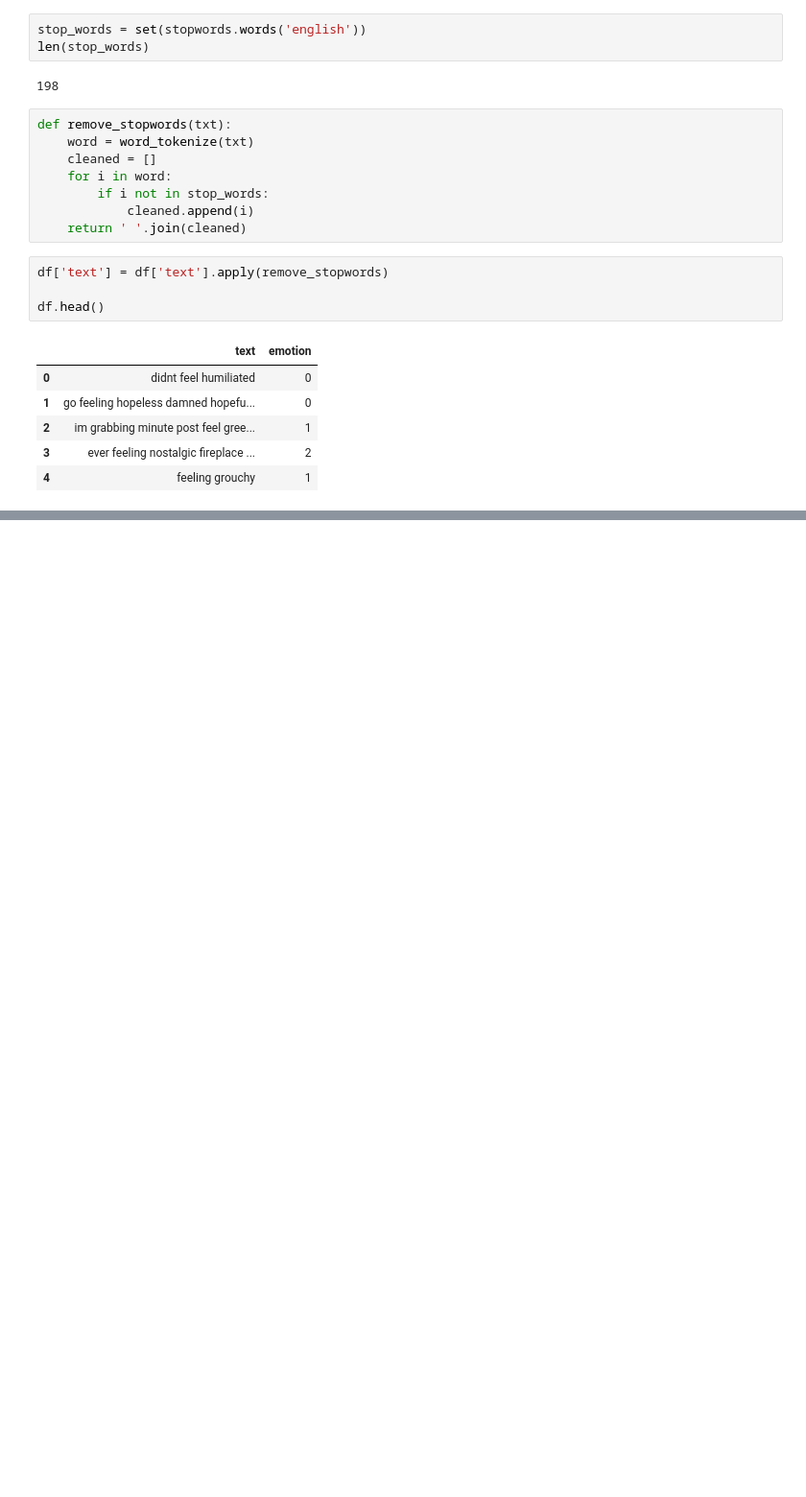
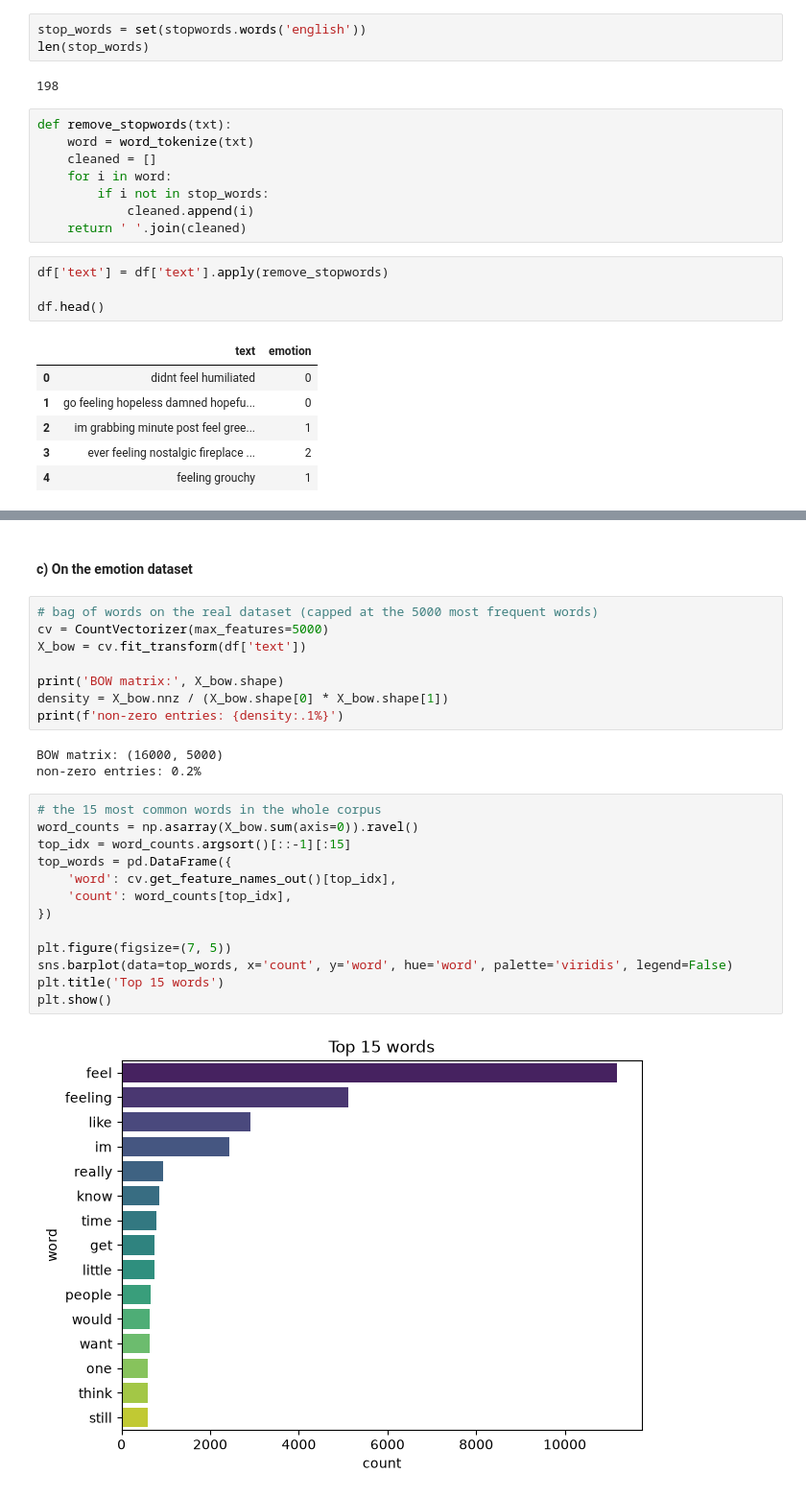
Before and after one commit to ManabBiswas/Machine-Learning, a Jupyter notebook: NLP_Project_1/notebooks/nlp.ipynb, the cells around one changed output, grey strips where cells are left out. Shown at 96% size. Cells and saved outputs as stored; diff of their text form; blank space fills up the shorter version.

```diff
--- a/NLP_Project_1/notebooks/nlp.ipynb
+++ b/NLP_Project_1/notebooks/nlp.ipynb
@@ -216 +359,29 @@ df.head()
+# %% [markdown]
+#### c) On the emotion dataset
+# %%
+# bag of words on the real dataset (capped at the 5000 most frequent words)
+cv = CountVectorizer(max_features=5000)
+X_bow = cv.fit_transform(df['text'])
+
+print('BOW matrix:', X_bow.shape)
+density = X_bow.nnz / (X_bow.shape[0] * X_bow.shape[1])
+print(f'non-zero entries: {density:.1%}')
+# %% [output]
+BOW matrix: (16000, 5000)
+non-zero entries: 0.2%
+# %%
+# the 15 most common words in the whole corpus
+word_counts = np.asarray(X_bow.sum(axis=0)).ravel()
+top_idx = word_counts.argsort()[::-1][:15]
+top_words = pd.DataFrame({
+    'word': cv.get_feature_names_out()[top_idx],
+    'count': word_counts[top_idx],
+})
+
+plt.figure(figsize=(7, 5))
+sns.barplot(data=top_words, x='count', y='word', hue='word', palette='viridis', legend=False)
+plt.title('Top 15 words')
+plt.show()
+# %% [output]
+[figure, added]
 # %% [markdown]
```
Also changed, not shown: parts of 66 cells of this notebook, 1 other file.
